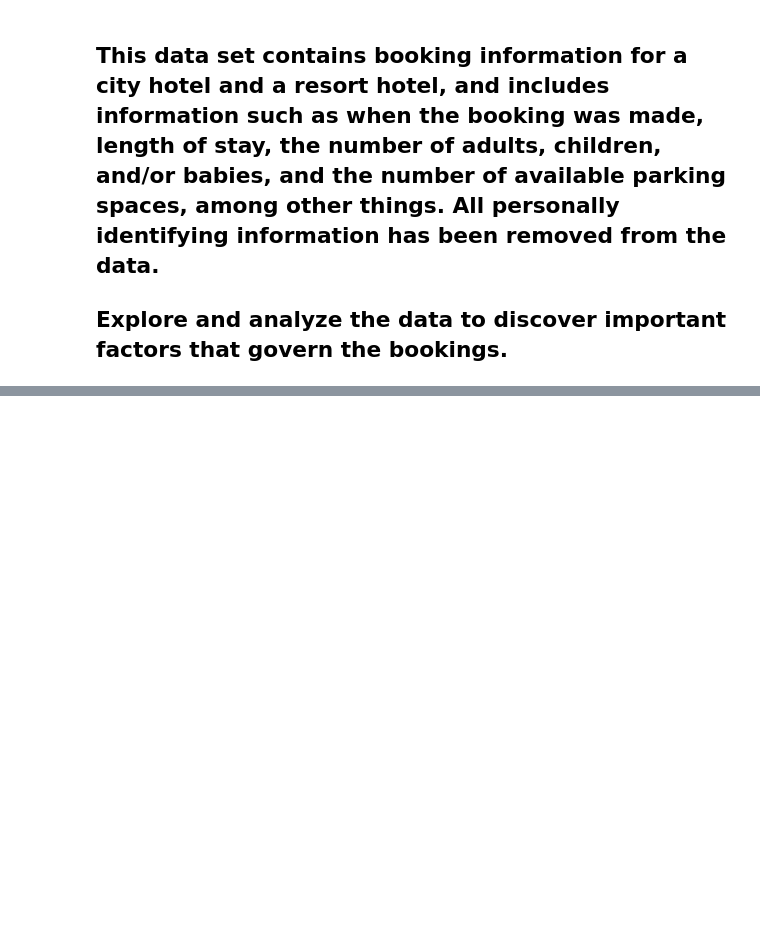
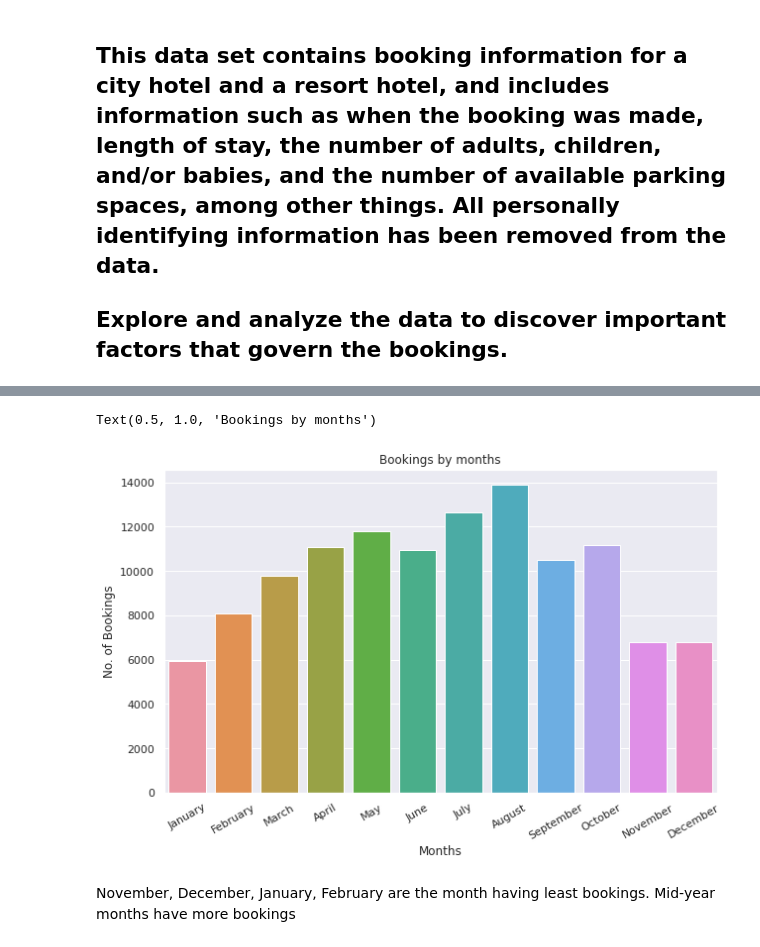
Before and after one commit to ayush9304/Hotel-Booking-Analysis-EDA, a Jupyter notebook: Hotel_Booking_Analysis_EDA.ipynb, the cells around one changed output, grey strips where cells are left out. Saved outputs shown, nothing was run; the diff lists cells and outputs as text; code cells hidden in the pictures; blank space fills up the shorter version.

```diff
--- a/Hotel_Booking_Analysis_EDA.ipynb
+++ b/Hotel_Booking_Analysis_EDA.ipynb
@@ -8,0 +100,15 @@
+# %%
+months = ["January", "February", "March", "April", "May", "June", "July", "August", "September", "October", "November", "December"]
+# %%
+d = df.groupby("arrival_date_month")["arrival_date_month"].count()
+plt.figure(figsize=(10,6))
+sns.barplot(x=d.index, y=d, order=months)
+p = plt.xticks(rotation=30)
+plt.xlabel("Months")
+plt.ylabel("No. of Bookings")
+plt.title("Bookings by months")
+# %% [output]
+Text(0.5, 1.0, 'Bookings by months')
+[figure, added]
+# %% [markdown]
+November, December, January, February are the month having least bookings. Mid-year months have more bookings
```
Also changed, not shown: parts of 25 cells of this notebook.
